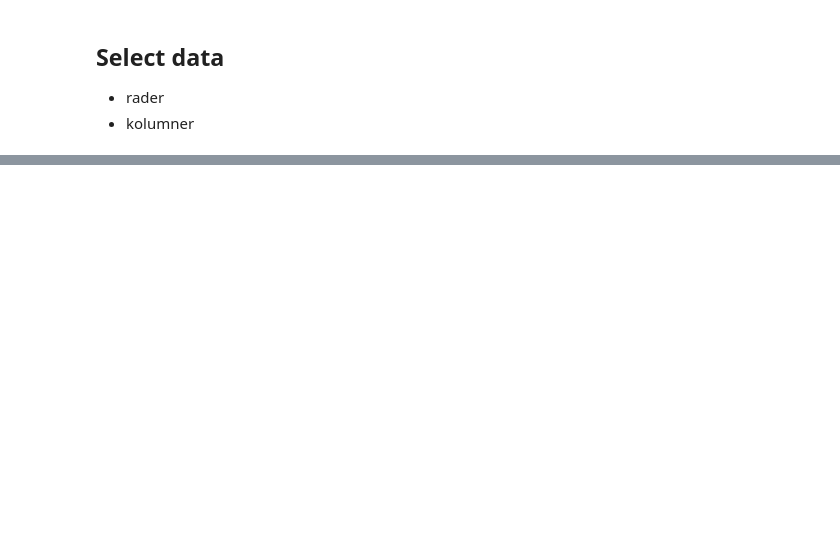
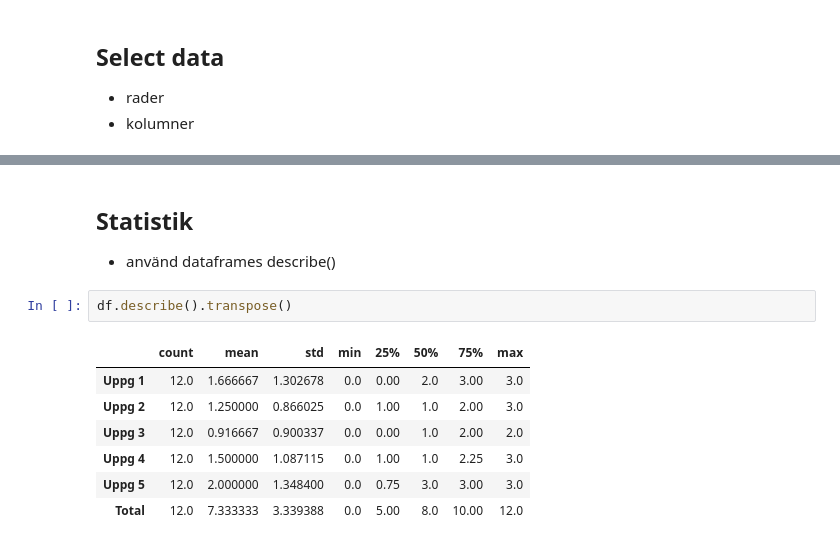
Before and after one commit to NTI-Kronhus/TE19CD-PRRPRR01, a Jupyter notebook: Programmering i verkligheten/dataanalys/pandas_genomgång.ipynb, the cells around one changed output, grey strips where cells are left out. Saved outputs shown, nothing was run; the diff lists cells and outputs as text; blank space fills up the shorter version.

```diff
--- a/Programmering i verkligheten/dataanalys/pandas_genomgång.ipynb
+++ b/Programmering i verkligheten/dataanalys/pandas_genomgång.ipynb
@@ -51,0 +132,13 @@ Name: Betyg, dtype: object
+# %% [markdown]
+## Statistik
+- använd dataframes describe()
+# %%
+df.describe().transpose()
+# %% [output]
+|  | count | mean | std | min | 25% | 50% | 75% | max |
+| Uppg 1 | 12.0 | 1.666667 | 1.302678 | 0.0 | 0.00 | 2.0 | 3.00 | 3.0 |
+| Uppg 2 | 12.0 | 1.250000 | 0.866025 | 0.0 | 1.00 | 1.0 | 2.00 | 3.0 |
+| Uppg 3 | 12.0 | 0.916667 | 0.900337 | 0.0 | 0.00 | 1.0 | 2.00 | 2.0 |
+| Uppg 4 | 12.0 | 1.500000 | 1.087115 | 0.0 | 1.00 | 1.0 | 2.25 | 3.0 |
+| Uppg 5 | 12.0 | 2.000000 | 1.348400 | 0.0 | 0.75 | 3.0 | 3.00 | 3.0 |
+| Total | 12.0 | 7.333333 | 3.339388 | 0.0 | 5.00 | 8.0 | 10.00 | 12.0 |
```
Also changed, not shown: parts of 12 cells of this notebook.
